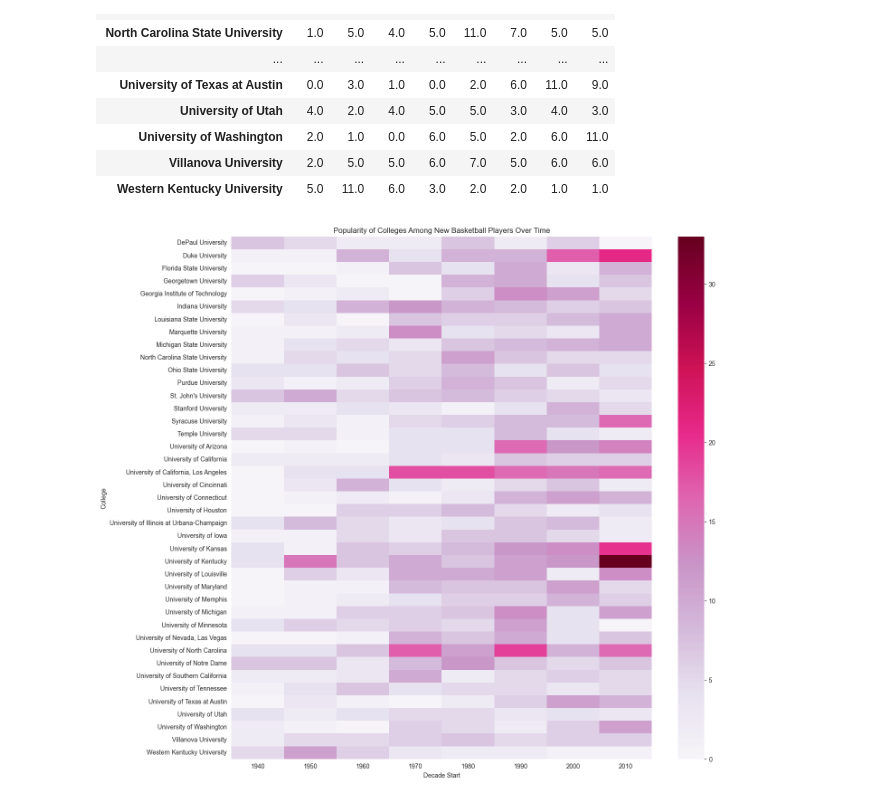
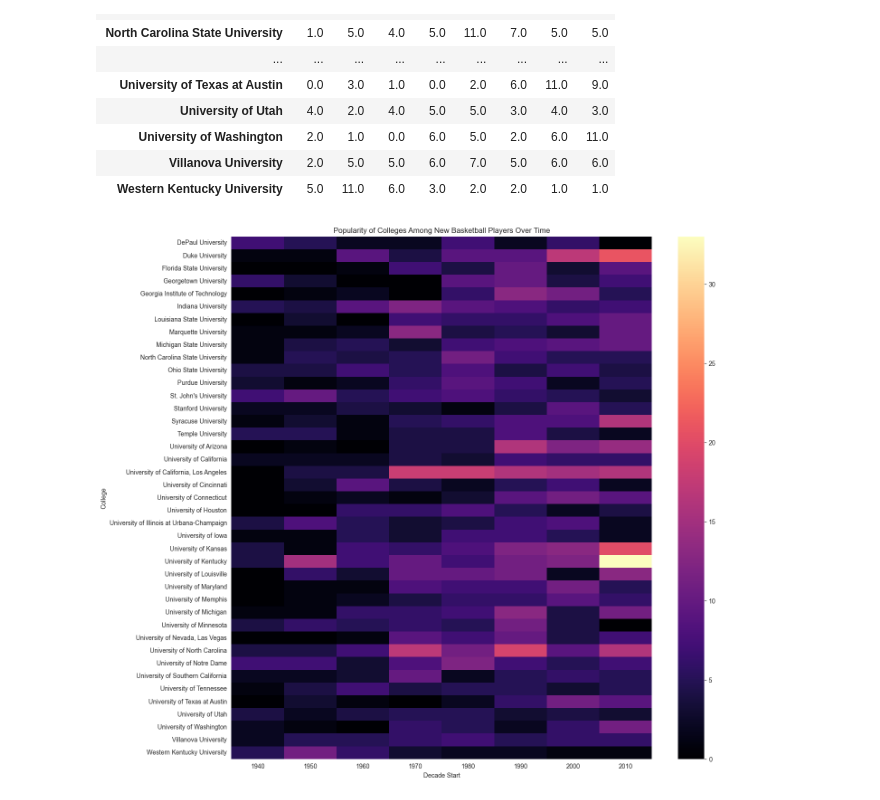
Before and after one commit to amediantsev/ml_course, a Jupyter notebook: src/notebooks/visualisation_hw.ipynb, the cells around one changed output. Saved outputs shown, nothing was run; the diff lists cells and outputs as text; code cells hidden in the pictures.

Commit message:
Change to magma

```diff
--- a/src/notebooks/visualisation_hw.ipynb
+++ b/src/notebooks/visualisation_hw.ipynb
@@ -132,13 +131,11 @@ data_pivot
 | Villanova University | 2.0 | 5.0 | 5.0 | 6.0 | 7.0 | 5.0 | 6.0 | 6.0 |
 | Western Kentucky University | 5.0 | 11.0 | 6.0 | 3.0 | 2.0 | 2.0 | 1.0 | 1.0 |
 # %%
-import seaborn as sns
-
 plt.figure(figsize=(15, 15))
-sns.heatmap(data_pivot, cmap="PuRd")
+sns.heatmap(data_pivot, cmap="magma")
 plt.title("Popularity of Colleges Among New Basketball Players Over Time")
 plt.xlabel("Decade Start")
 plt.ylabel("College")
 plt.show()
 # %% [output]
-[figure, old version]
+[figure, new version]
```
Also changed, not shown: parts of 6 cells of this notebook.
